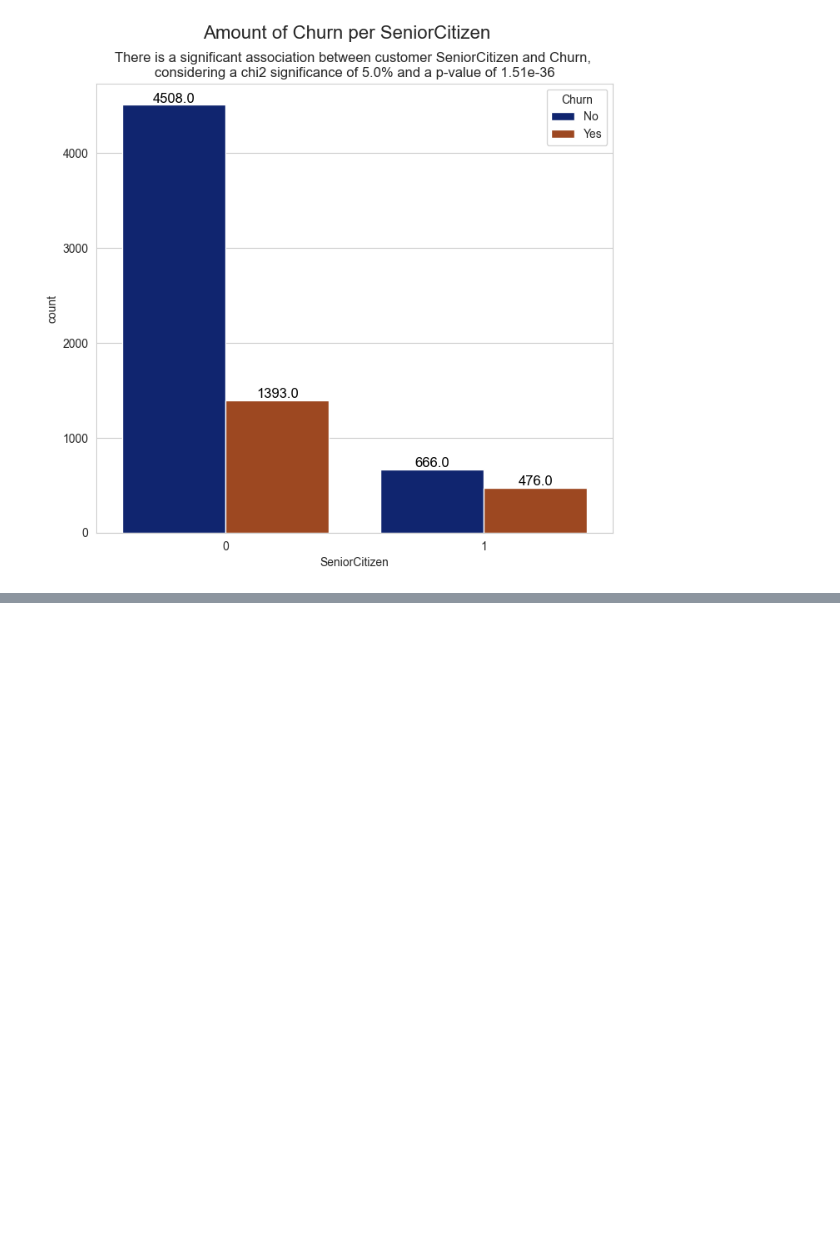
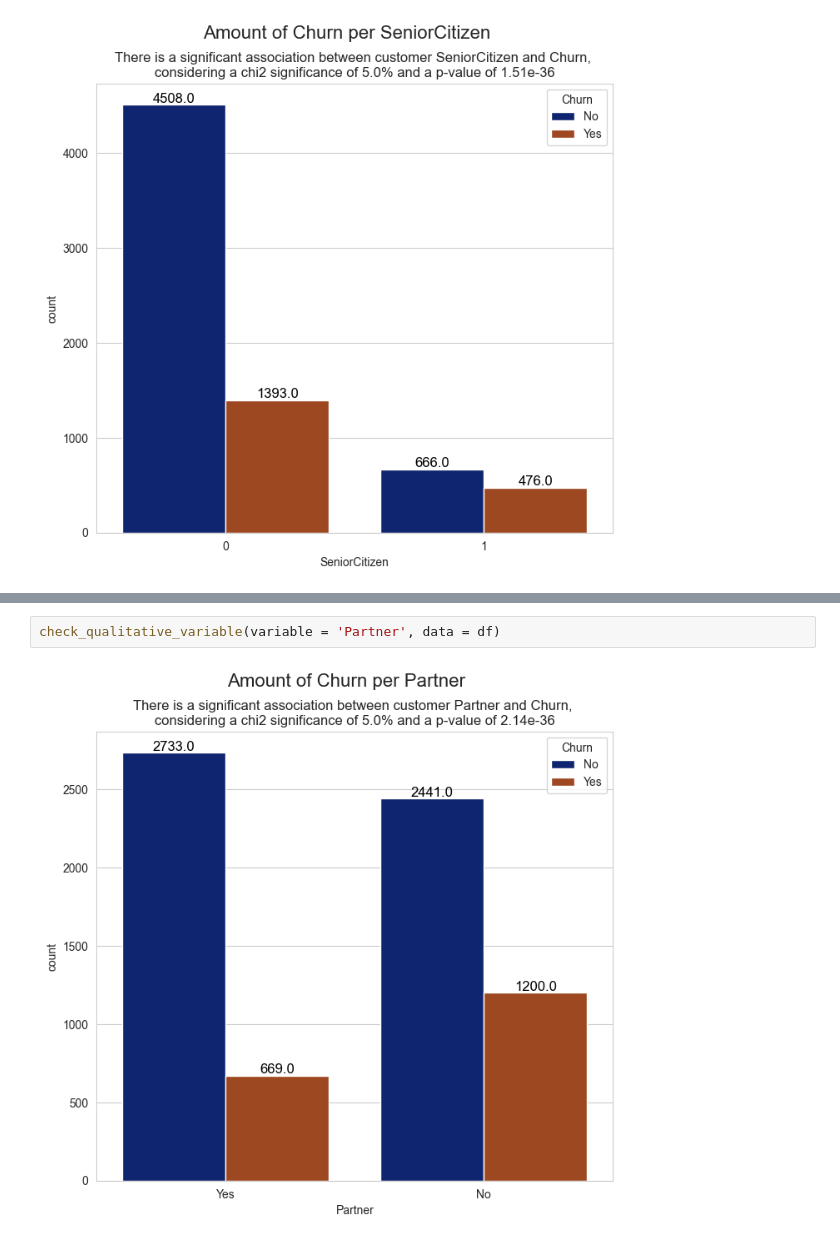
Before and after one commit to Gbrlmoraes/telecom_churn_prediction, a Jupyter notebook: notebooks/exploratory_data_analysis.ipynb, the cells around one changed output, grey strips where cells are left out. Cells and saved outputs as stored; diff of their text form; blank space fills up the shorter version.

Commit message:
Continuing categorical variable analysis

```diff
--- a/notebooks/exploratory_data_analysis.ipynb
+++ b/notebooks/exploratory_data_analysis.ipynb
@@ -176,0 +181,4 @@ check_qualitative_variable(variable = 'SeniorCitizen', data = df)
+# %%
+check_qualitative_variable(variable = 'Partner', data = df)
+# %% [output]
+[figure, added]
```
Also changed, not shown: parts of 13 cells of this notebook.
